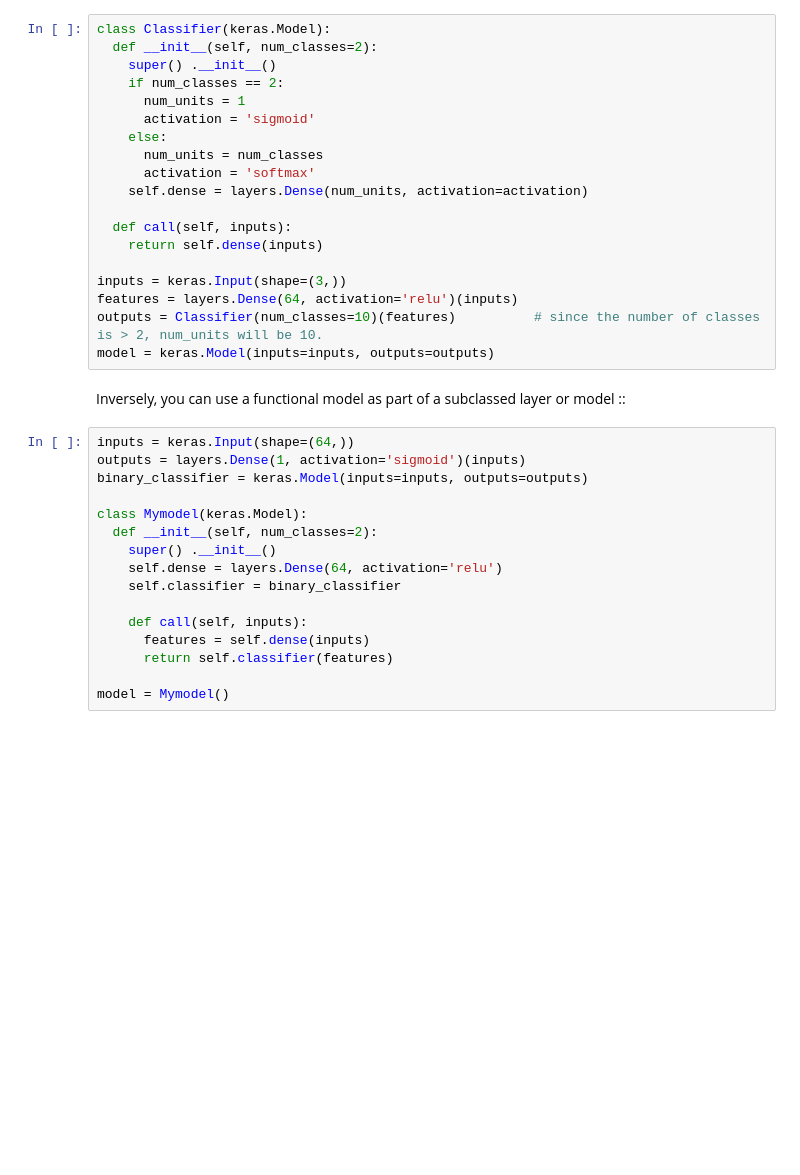
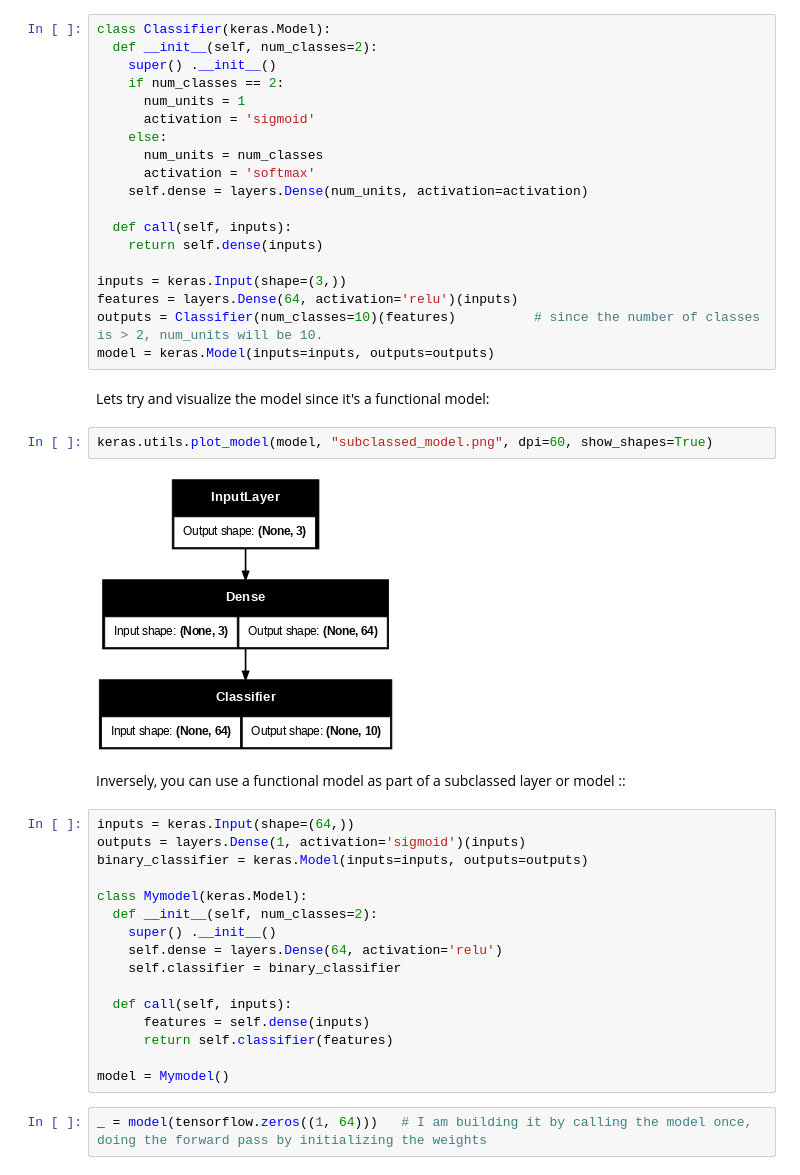
Before and after one commit to Mainasaid/deep-learning-with-python-practice, a Jupyter notebook: Testing.ipynb, the cells around one changed output. Drawn from its saved outputs; the diff is of its cells as text; blank space fills up the shorter version.

Commit message:
visualizing models from mixing and matching different components

```diff
--- a/Testing.ipynb
+++ b/Testing.ipynb
@@ -388,6 +389,12 @@ inputs = keras.Input(shape=(3,))
 features = layers.Dense(64, activation='relu')(inputs)
 outputs = Classifier(num_classes=10)(features)          # since the number of classes is > 2, num_units will be 10.
 model = keras.Model(inputs=inputs, outputs=outputs)
+# %% [markdown]
+Lets try and visualize the model since it's a functional model:
+# %%
+keras.utils.plot_model(model, "subclassed_model.png", dpi=60, show_shapes=True)
+# %% [output]
+[figure, added]
 # %% [markdown]
 Inversely, you can use a functional model as part of a subclassed layer or model ::
 # %%
@@ -401,8 +408,10 @@ class Mymodel(keras.Model):
     self.dense = layers.Dense(64, activation='relu')
     self.classifier = binary_classifier
 
-    def call(self, inputs):
+  def call(self, inputs):
       features = self.dense(inputs)
       return self.classifier(features)
 
 model = Mymodel()
+# %%
+_ = model(tensorflow.zeros((1, 64)))   # I am building it by calling the model once, doing the forward pass by initializing the weights
```
Also changed, not shown: parts of 24 cells of this notebook.
